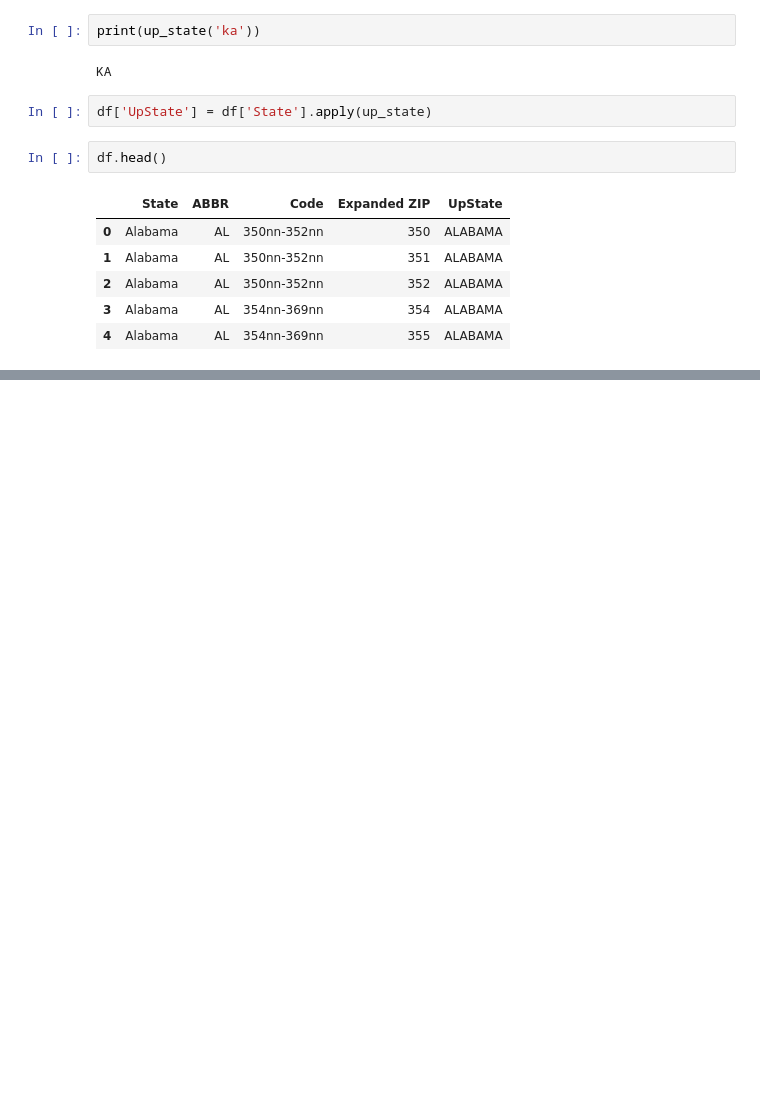
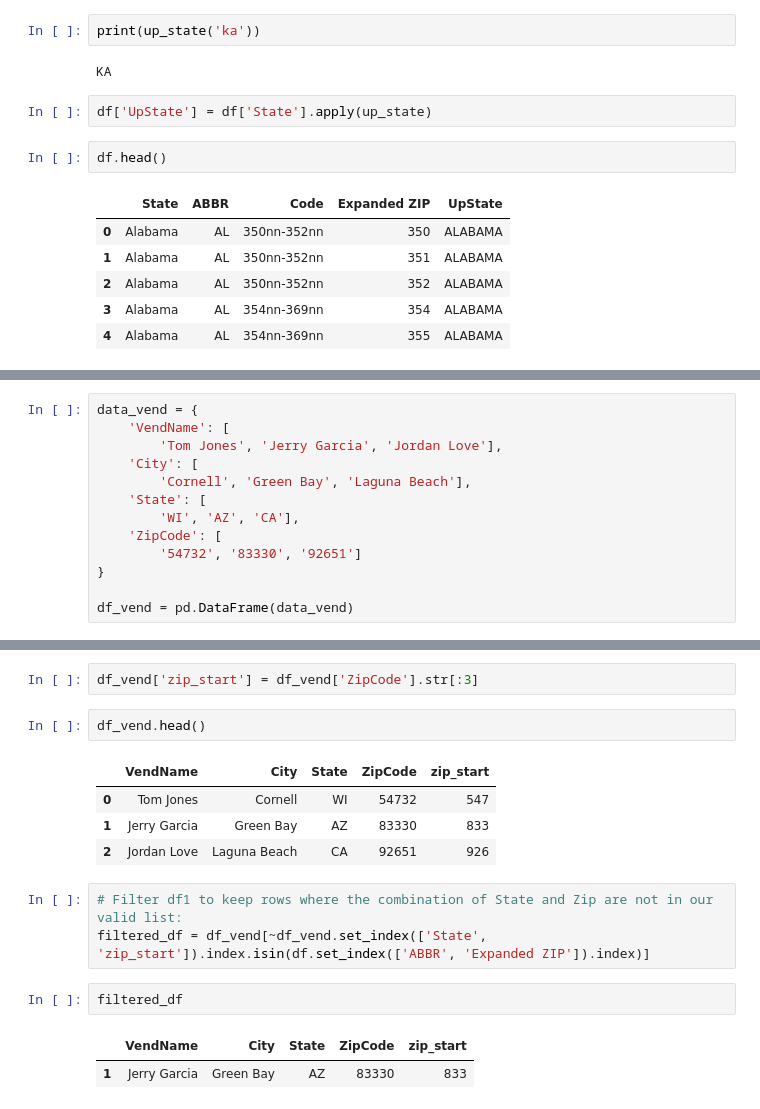
Before and after one commit to anderskd12/Snowflake_Python_SQL_Scripts_and_Projects, a Jupyter notebook: Pandas - Kellys - Querying examples and cheat sheet.ipynb, the cells around one changed output, grey strips where cells are left out. Saved outputs shown, nothing was run; the diff lists cells and outputs as text; blank space fills up the shorter version.

```diff
--- a/Pandas - Kellys - Querying examples and cheat sheet.ipynb
+++ b/Pandas - Kellys - Querying examples and cheat sheet.ipynb
@@ -225,0 +228,13 @@ df.head()
+# %%
+data_vend = {
+    'VendName': [
+        'Tom Jones', 'Jerry Garcia', 'Jordan Love'],
+    'City': [
+        'Cornell', 'Green Bay', 'Laguna Beach'],
+    'State': [
+        'WI', 'AZ', 'CA'],
+    'ZipCode': [
+        '54732', '83330', '92651']
+}
+
+df_vend = pd.DataFrame(data_vend)
@@ -225,0 +248,17 @@ df.head()
+# %%
+df_vend['zip_start'] = df_vend['ZipCode'].str[:3]
+# %%
+df_vend.head()
+# %% [output]
+|  | VendName | City | State | ZipCode | zip_start |
+| 0 | Tom Jones | Cornell | WI | 54732 | 547 |
+| 1 | Jerry Garcia | Green Bay | AZ | 83330 | 833 |
+| 2 | Jordan Love | Laguna Beach | CA | 92651 | 926 |
+# %%
+# Filter df1 to keep rows where the combination of State and Zip are not in our valid list:
+filtered_df = df_vend[~df_vend.set_index(['State', 'zip_start']).index.isin(df.set_index(['ABBR', 'Expanded ZIP']).index)]
+# %%
+filtered_df
+# %% [output]
+|  | VendName | City | State | ZipCode | zip_start |
+| 1 | Jerry Garcia | Green Bay | AZ | 83330 | 833 |
```
Also changed, not shown: parts of 2 cells of this notebook.
